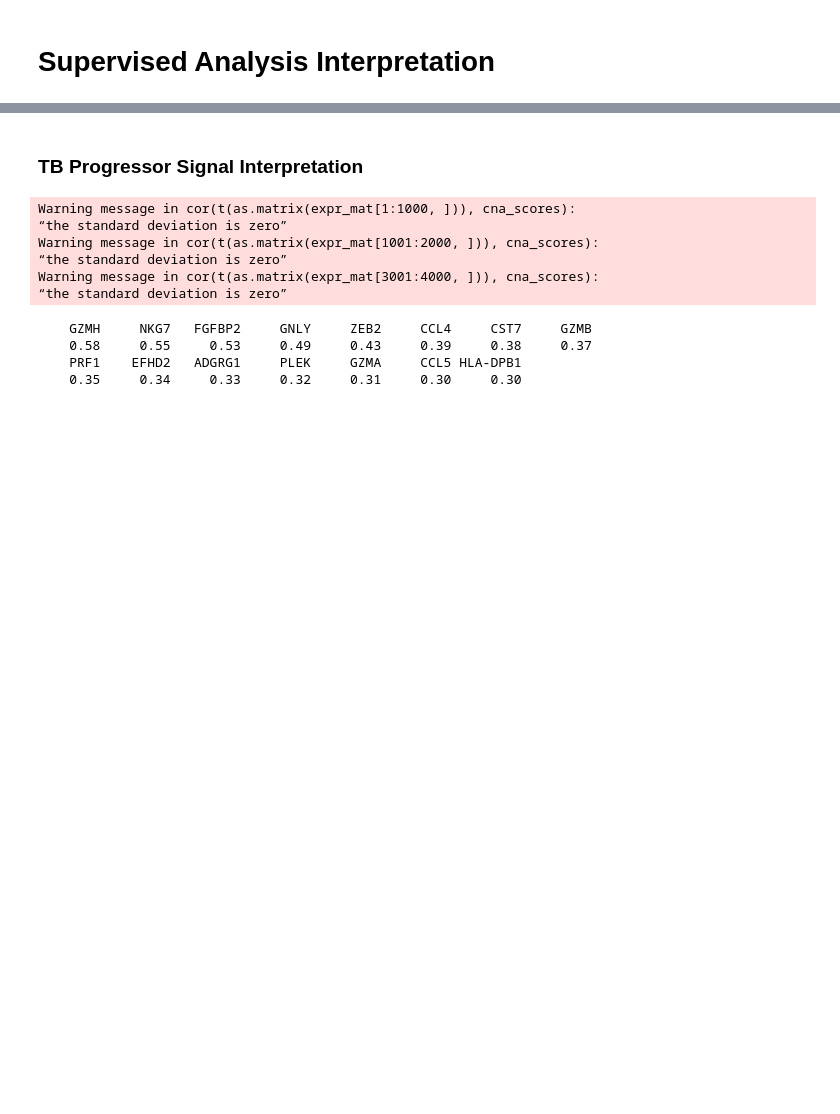
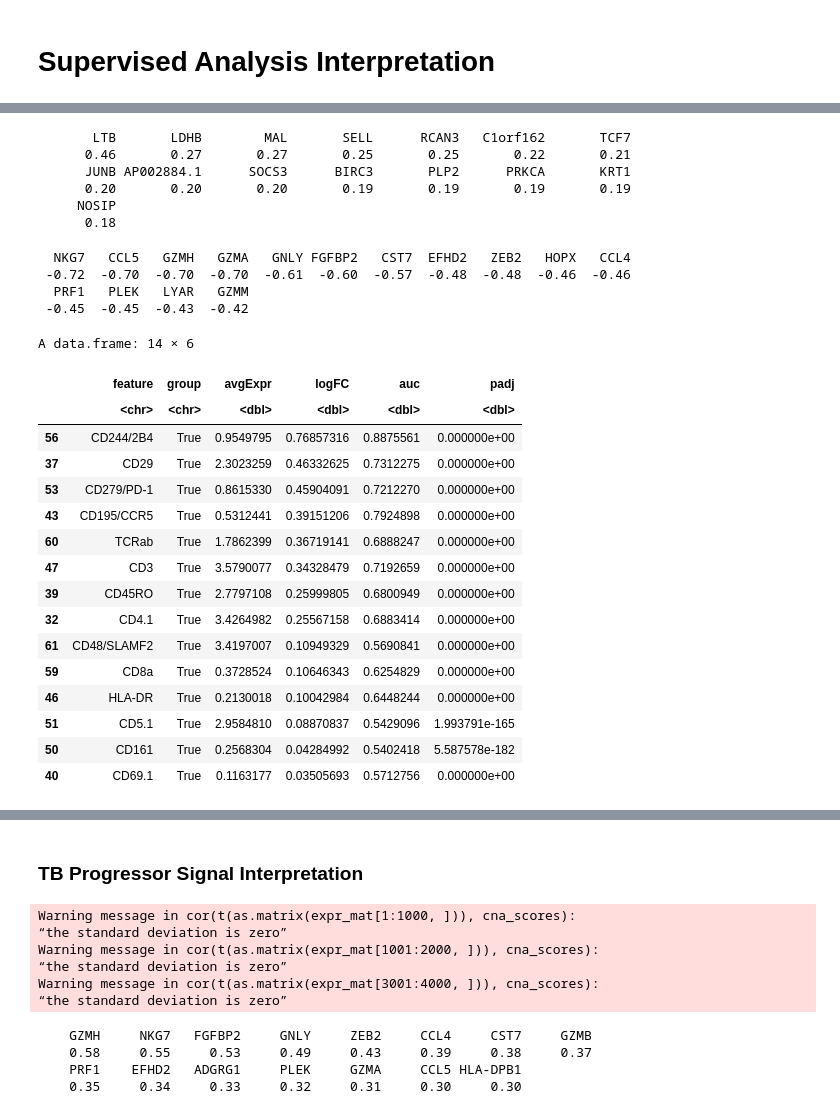
Before and after one commit to immunogenomics/cna-display, a Jupyter notebook: tbru/interpretation.ipynb, the cells around one changed output, grey strips where cells are left out. Cells and saved outputs as stored; diff of their text form; code cells hidden in the pictures; blank space fills up the shorter version.

Commit message:
Updated TBRU supervised figure

```diff
--- a/tbru/interpretation.ipynb
+++ b/tbru/interpretation.ipynb
@@ -194,0 +315,5 @@ cor(prot_expr[grep("CD4.1", rownames(prot_expr)),], cna_scores)
+# %%
+list_out = load_data("/data/srlab/lrumker/MCSC_Project/mcsc_scratch/tbru_cna_Ancestry_res.txt",
+                    '/data/srlab1/anathan/TBRU/data/analysis/adt_exprs_norm_01.12.rds')
+prot_mat = list_out[[1]]
+curr_res = list_out[[2]]
@@ -194,0 +329,39 @@ cor(prot_expr[grep("CD4.1", rownames(prot_expr)),], cna_scores)
+# %%
+# Top most correlated genes
+round(corrs[order(-corrs)][1:15],2)
+# %% [output]
+       LTB       LDHB        MAL       SELL      RCAN3   C1orf162       TCF7
+      0.46       0.27       0.27       0.25       0.25       0.22       0.21
+      JUNB AP002884.1      SOCS3      BIRC3       PLP2      PRKCA       KRT1
+      0.20       0.20       0.20       0.19       0.19       0.19       0.19
+     NOSIP
+      0.18
+# %%
+# Top most anticorrelated genes
+round(corrs[order(corrs)][1:15],2)
+# %% [output]
+  NKG7   CCL5   GZMH   GZMA   GNLY FGFBP2   CST7  EFHD2   ZEB2   HOPX   CCL4
+ -0.72  -0.70  -0.70  -0.70  -0.61  -0.60  -0.57  -0.48  -0.48  -0.46  -0.46
+  PRF1   PLEK   LYAR   GZMM
+ -0.45  -0.45  -0.43  -0.42
+# %%
+# Depleted cluster proteins
+characteristic_expr(prot_mat, curr_res$negcells)
+# %% [output]
+A data.frame: 14 × 6
+|  | feature | group | avgExpr | logFC | auc | padj |
+|  | <chr> | <chr> | <dbl> | <dbl> | <dbl> | <dbl> |
+| 56 | CD244/2B4 | True | 0.9549795 | 0.76857316 | 0.8875561 | 0.000000e+00 |
+| 37 | CD29 | True | 2.3023259 | 0.46332625 | 0.7312275 | 0.000000e+00 |
+| 53 | CD279/PD-1 | True | 0.8615330 | 0.45904091 | 0.7212270 | 0.000000e+00 |
+| 43 | CD195/CCR5 | True | 0.5312441 | 0.39151206 | 0.7924898 | 0.000000e+00 |
+| 60 | TCRab | True | 1.7862399 | 0.36719141 | 0.6888247 | 0.000000e+00 |
+| 47 | CD3 | True | 3.5790077 | 0.34328479 | 0.7192659 | 0.000000e+00 |
+| 39 | CD45RO | True | 2.7797108 | 0.25999805 | 0.6800949 | 0.000000e+00 |
+| 32 | CD4.1 | True | 3.4264982 | 0.25567158 | 0.6883414 | 0.000000e+00 |
+| 61 | CD48/SLAMF2 | True | 3.4197007 | 0.10949329 | 0.5690841 | 0.000000e+00 |
+| 59 | CD8a | True | 0.3728524 | 0.10646343 | 0.6254829 | 0.000000e+00 |
+| 46 | HLA-DR | True | 0.2130018 | 0.10042984 | 0.6448244 | 0.000000e+00 |
+| 51 | CD5.1 | True | 2.9584810 | 0.08870837 | 0.5429096 | 1.993791e-165 |
+| 50 | CD161 | True | 0.2568304 | 0.04284992 | 0.5402418 | 5.587578e-182 |
+| 40 | CD69.1 | True | 0.1163177 | 0.03505693 | 0.5712756 | 0.000000e+00 |
```
Also changed, not shown: parts of 52 cells of this notebook, 15 other files.
